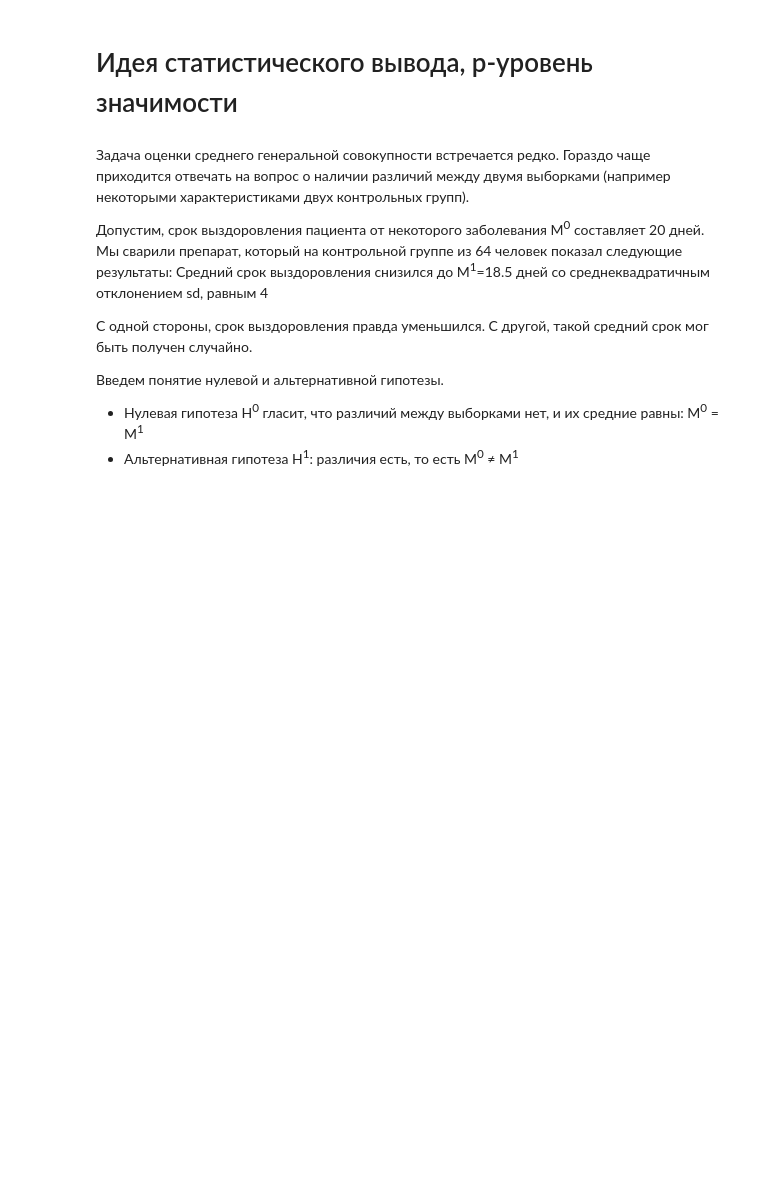
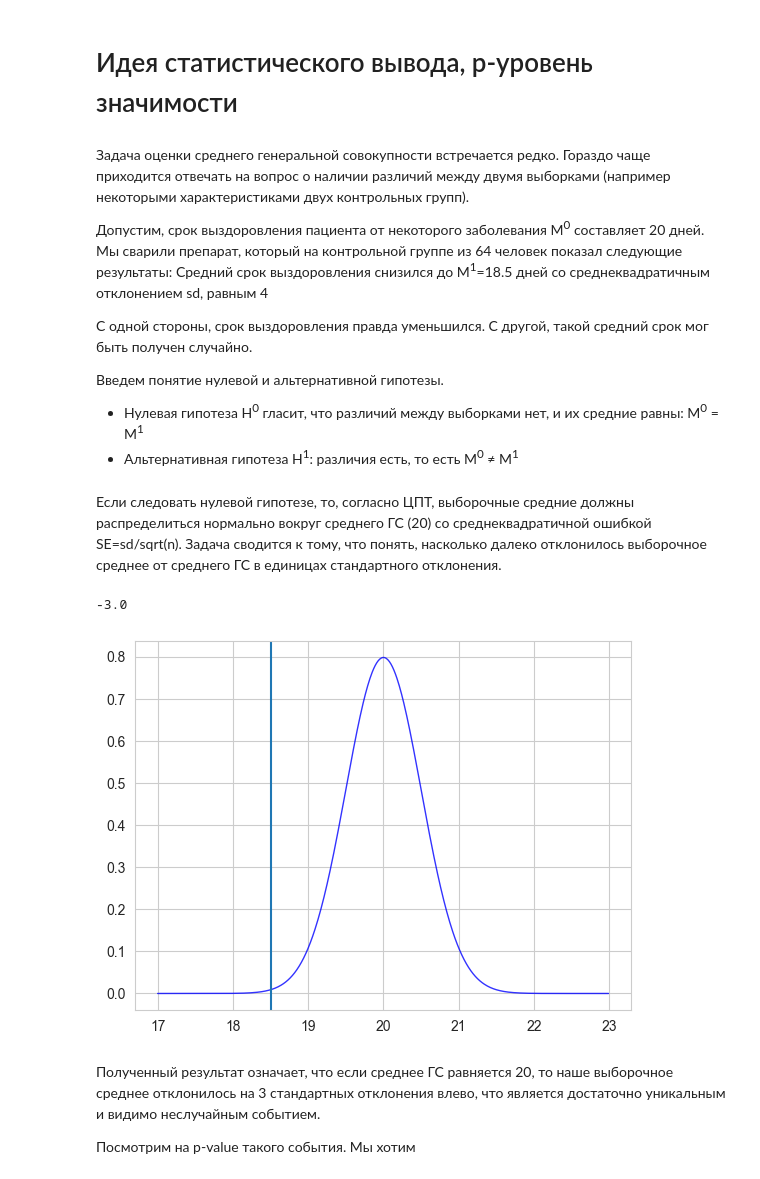
Before and after one commit to zakharkousnetsov/DS_projects, a Jupyter notebook: 00_statistics/statistics.ipynb, the cells around one changed output. Drawn from its saved outputs; the diff is of its cells as text; code cells hidden in the pictures; blank space fills up the shorter version.

```diff
--- a/00_statistics/statistics.ipynb
+++ b/00_statistics/statistics.ipynb
@@ -226,3 +226,20 @@ ax1.legend();
 
 * Нулевая гипотеза H<sup>0</sup> гласит, что различий между выборками нет, и их средние равны: M<sup>0</sup> = M<sup>1</sup>
 * Альтернативная гипотеза H<sup>1</sup>: различия есть, то есть M<sup>0</sup> ≠ M<sup>1</sup>
+# %% [markdown]
+Если следовать нулевой гипотезе, то, согласно ЦПТ, выборочные средние должны распределиться нормально вокруг среднего ГС (20) со среднеквадратичной ошибкой SE=sd/sqrt(n). Задача сводится к тому, что понять, насколько далеко отклонилось выборочное среднее от среднего ГС в единицах стандартного отклонения.
+# %%
+z = (18.5-20) / (4/64**0.5)
+z
+# %% [output]
+-3.0
+# %%
+x = np.arange(17, 23, 0.01)
+plt.plot(x, st.norm.pdf(x, loc=20, scale=4/64**0.5), color=c, alpha=0.8, linewidth=1);
+plt.axvline(18.5);
+# %% [output]
+[figure, added]
+# %% [markdown]
+Полученный результат означает, что если среднее ГС равняется 20, то наше выборочное среднее отклонилось на 3 стандартных отклонения влево, что является достаточно уникальным и видимо неслучайным событием.
+
+Посмотрим на p-value такого события. Мы хотим
```
Also changed, not shown: parts of 2 cells of this notebook.
